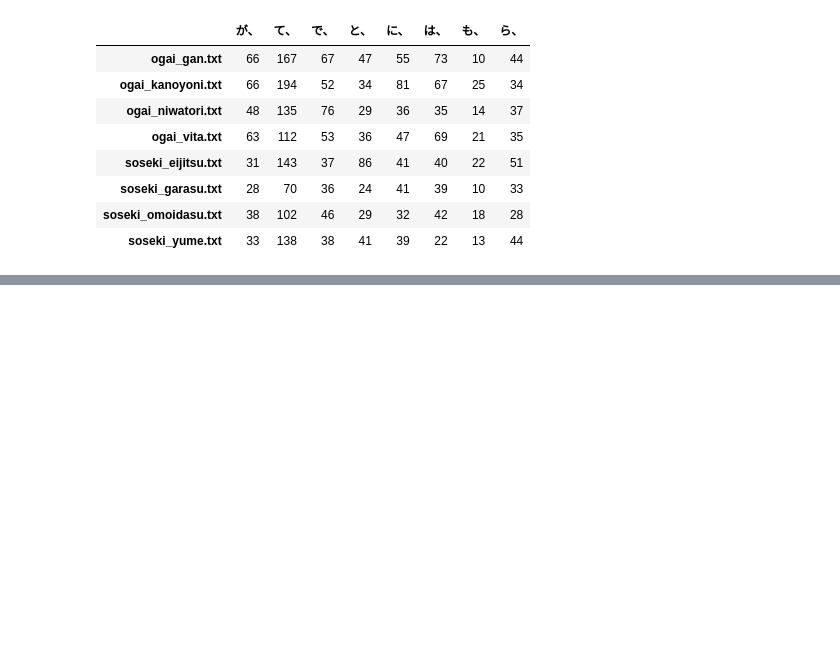
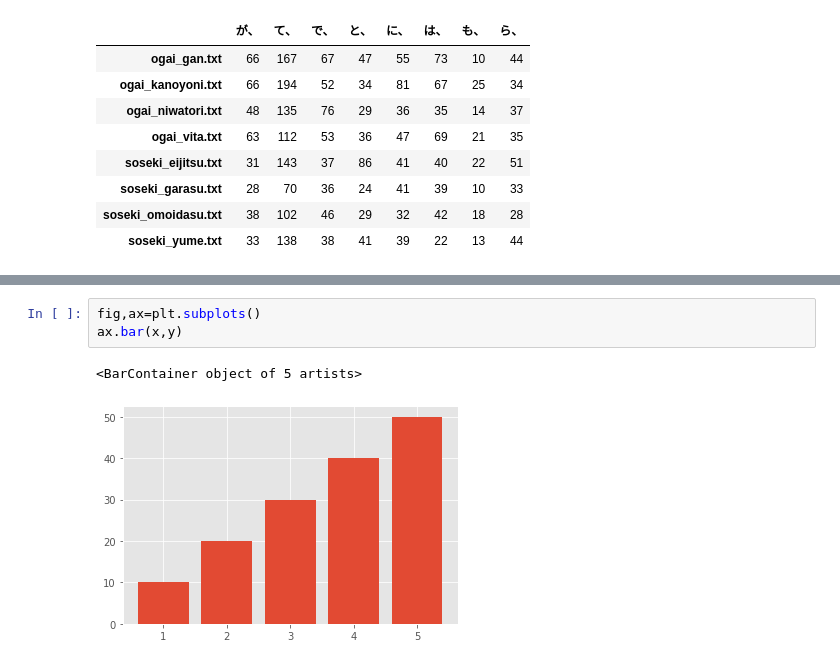
Before and after one commit to KatsuhideAsanuma/python_de_textmining, a Jupyter notebook: test_1.ipynb, the cells around one changed output, grey strips where cells are left out. Drawn from its saved outputs; the diff is of its cells as text; blank space fills up the shorter version.

```diff
--- a/test_1.ipynb
+++ b/test_1.ipynb
@@ -78,0 +103,6 @@ bigrams_df
+# %%
+fig,ax=plt.subplots()
+ax.bar(x,y)
+# %% [output]
+<BarContainer object of 5 artists>
+[figure, added]
```
Also changed, not shown: parts of 5 cells of this notebook.
